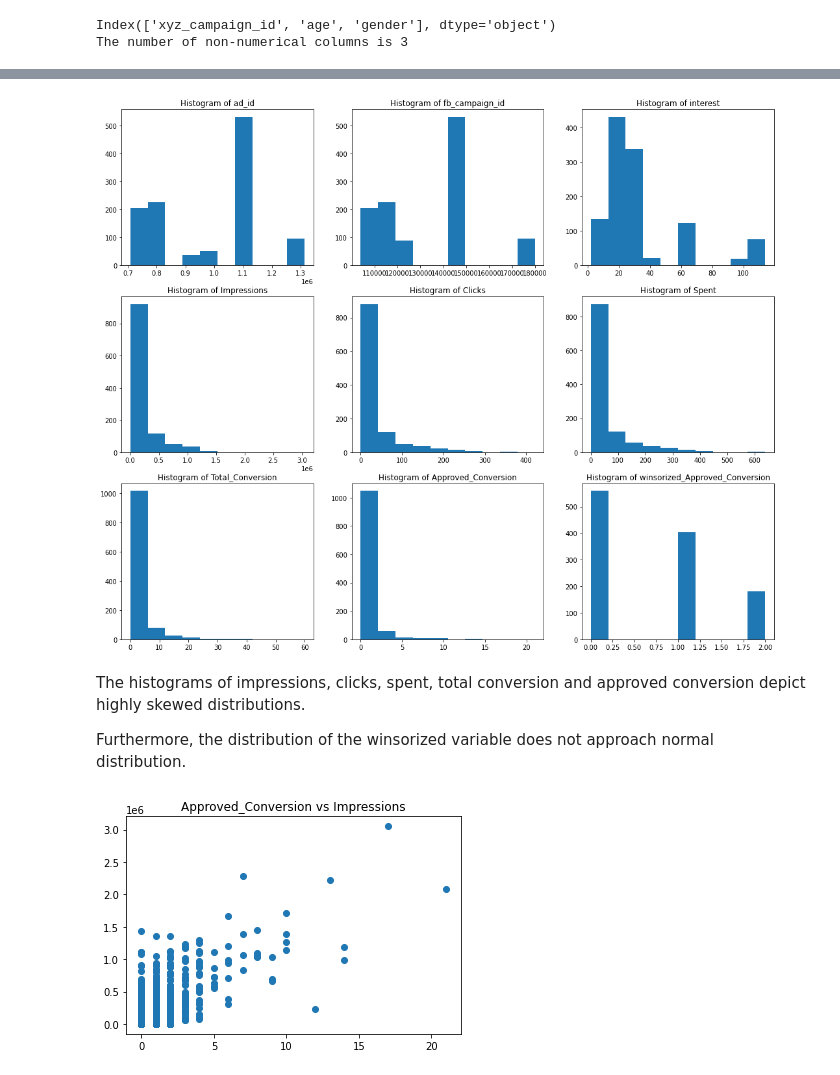
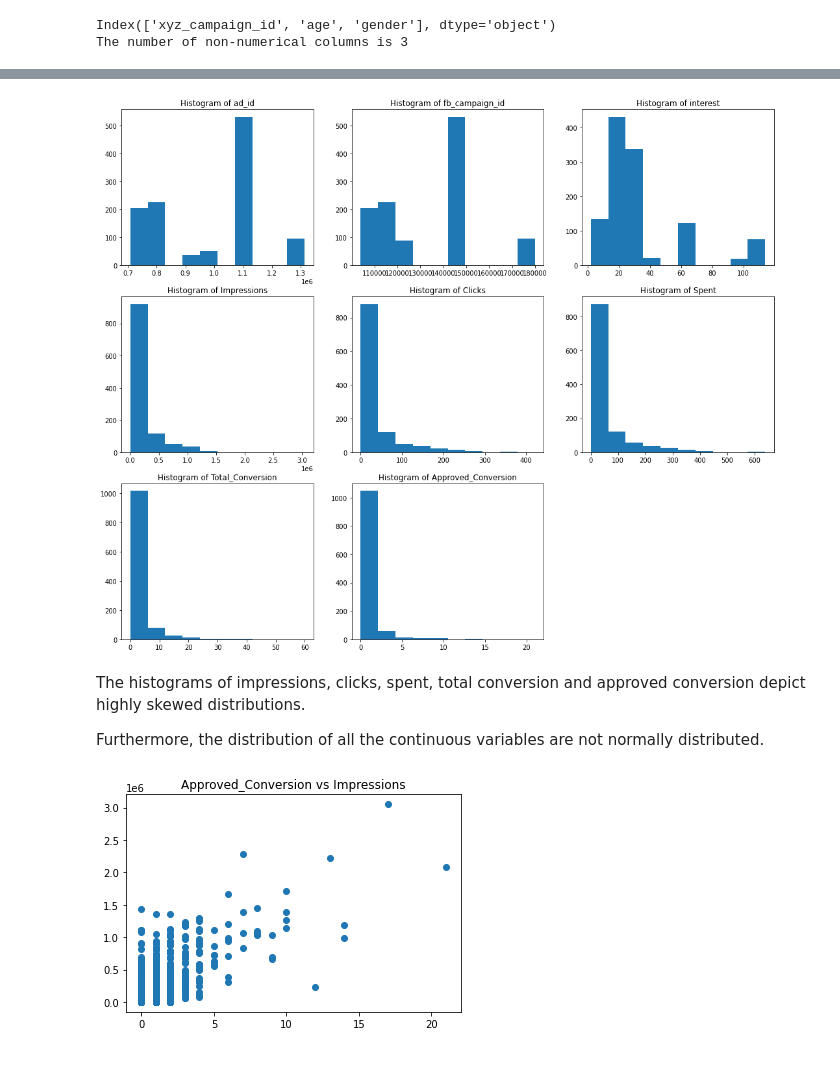
Before and after one commit to omaroscar-10/Product-Sales-Prediction, a Jupyter notebook: Product Sales Prediction.ipynb, the cells around one changed output, grey strips where cells are left out. Saved outputs shown, nothing was run; the diff lists cells and outputs as text; code cells hidden in the pictures.

```diff
--- a/Product Sales Prediction.ipynb
+++ b/Product Sales Prediction.ipynb
@@ -260,13 +178,0 @@ masked_array(data=[1, 0, 0, ..., 0, 2, 2],
-# %%
-# Visualize the winsorized data using a box plot
-df["winsorized_Approved_Conversion"] = winsorize(df["Approved_Conversion"], (0,0.10))
-
-plt.boxplot(df["winsorized_Approved_Conversion"])
-plt.title("Boxplot of winsorized Approved_Conversion (whis=1.5)")
-plt.show()
-
-# Plot a histogram to depict the distribution of the winsorized variable
-
-plt.hist(df["winsorized_Approved_Conversion"])
-plt.title("Histogram of winsorized Approved_Conversion")
-plt.show()
@@ -374,50 +227,42 @@ plt.figure(figsize=(18,15))
 plt.subplot(3, 3, 1)
 plt.hist(df["ad_id"])
 plt.title("Histogram of ad_id")
-
-#plt.subplot(3, 3, 2)
-#plt.hist(df["xyz_campaign_id"])
-#plt.title("Histogram of xyz_campaign_id")
 
 plt.subplot(3, 3, 2)
 plt.hist(df["fb_campaign_id"])
 plt.title("Histogram of fb_campaign_id")
 
 plt.subplot(3, 3, 3)
 plt.hist(df["interest"])
 plt.title("Histogram of interest")
 
 plt.subplot(3, 3, 4)
 plt.hist(df["Impressions"])
 plt.title("Histogram of Impressions")
 
 plt.subplot(3, 3, 5)
 plt.hist(df["Clicks"])
 plt.title("Histogram of Clicks")
 
 plt.subplot(3, 3, 6)
 plt.hist(df["Spent"])
 plt.title("Histogram of Spent")
 
 plt.subplot(3, 3, 7)
 plt.hist(df["Total_Conversion"])
 plt.title("Histogram of Total_Conversion")
 
 plt.subplot(3, 3, 8)
 plt.hist(df["Approved_Conversion"])
 plt.title("Histogram of Approved_Conversion")
 
-plt.subplot(3, 3, 9)
-plt.hist(df["winsorized_Approved_Conversion"])
-plt.title("Histogram of winsorized_Approved_Conversion")
-
 plt.show()
 # %% [output]
-[figure, old version]
+[figure, new version]
 # %% [markdown]
 The histograms of impressions, clicks, spent, total conversion and approved conversion depict highly skewed distributions.
 
-Furthermore, the distribution of the winsorized variable does not approach normal distribution.
+Furthermore, the distribution of all the continuous variables are not normally distributed.
 # %%
 # Multivariate analysis
 
```
Also changed, not shown: parts of 136 cells of this notebook.
